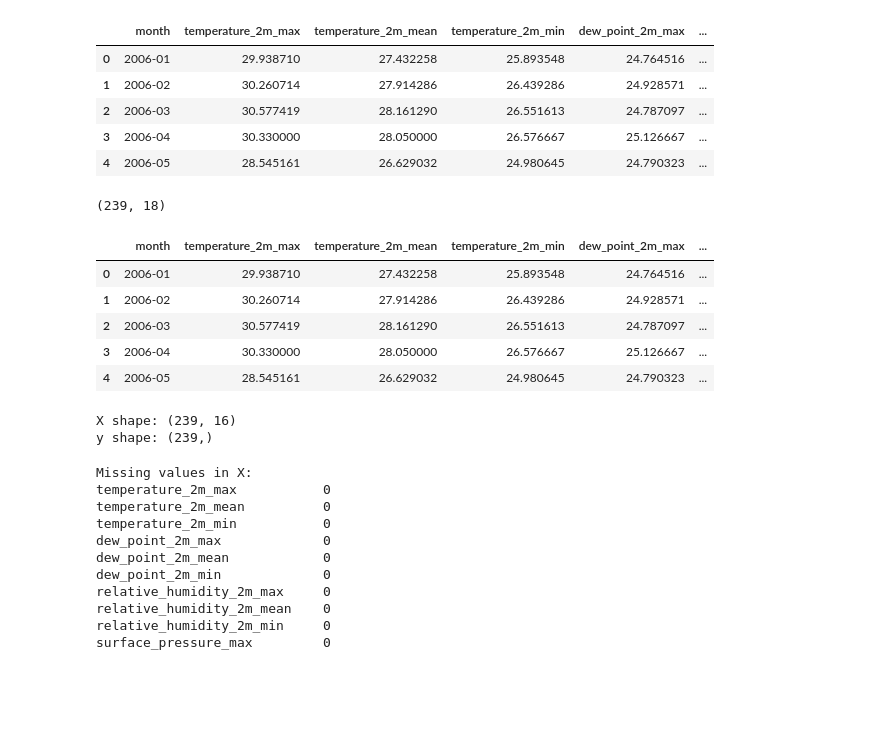
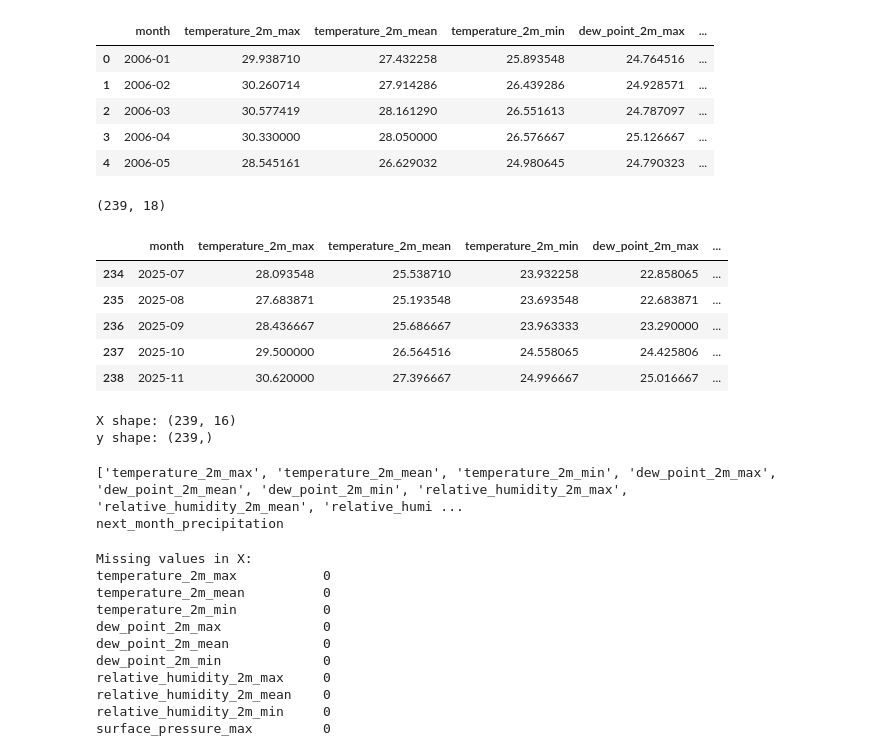
Before and after one commit to almaze/lagos_weather_ml, a Jupyter notebook: notebooks/weather_ml_analysis.ipynb, the cells around one changed output. Drawn from its saved outputs; the diff is of its cells as text; code cells hidden in the pictures; blank space fills up the shorter version.

Commit message:
Update weather ML analysis and README

```diff
--- a/notebooks/weather_ml_analysis.ipynb
+++ b/notebooks/weather_ml_analysis.ipynb
@@ -80,15 +80,15 @@ monthly_weather = monthly_weather.dropna(
 ).reset_index(drop=True)
 # %%
 print(monthly_weather.shape)
-monthly_weather.head()
+monthly_weather.tail()
 # %% [output]
 (239, 18)
 |  | month | temperature_2m_max | temperature_2m_mean | temperature_2m_min | dew_point_2m_max | ... |
-| 0 | 2006-01 | 29.938710 | 27.432258 | 25.893548 | 24.764516 | ... |
-| 1 | 2006-02 | 30.260714 | 27.914286 | 26.439286 | 24.928571 | ... |
-| 2 | 2006-03 | 30.577419 | 28.161290 | 26.551613 | 24.787097 | ... |
-| 3 | 2006-04 | 30.330000 | 28.050000 | 26.576667 | 25.126667 | ... |
-| 4 | 2006-05 | 28.545161 | 26.629032 | 24.980645 | 24.790323 | ... |
+| 234 | 2025-07 | 28.093548 | 25.538710 | 23.932258 | 22.858065 | ... |
+| 235 | 2025-08 | 27.683871 | 25.193548 | 23.693548 | 22.683871 | ... |
+| 236 | 2025-09 | 28.436667 | 25.686667 | 23.963333 | 23.290000 | ... |
+| 237 | 2025-10 | 29.500000 | 26.564516 | 24.558065 | 24.425806 | ... |
+| 238 | 2025-11 | 30.620000 | 27.396667 | 24.996667 | 25.016667 | ... |
 # %%
 target = "next_month_precipitation"
 
@@ -124,6 +124,13 @@ print("y shape:", y.shape)
 # %% [output]
 X shape: (239, 16)
 y shape: (239,)
+# %%
+print(X.columns
+    .tolist())
+print(y.name)
+# %% [output]
+['temperature_2m_max', 'temperature_2m_mean', 'temperature_2m_min', 'dew_point_2m_max', 'dew_point_2m_mean', 'dew_point_2m_min', 'relative_humidity_2m_max', 'relative_humidity_2m_mean', 'relative_humi ...
+next_month_precipitation
 # %%
 print("Missing values in X:")
 print(X.isnull().sum())
```
Also changed, not shown: parts of 8 cells of this notebook, 1 other file.
